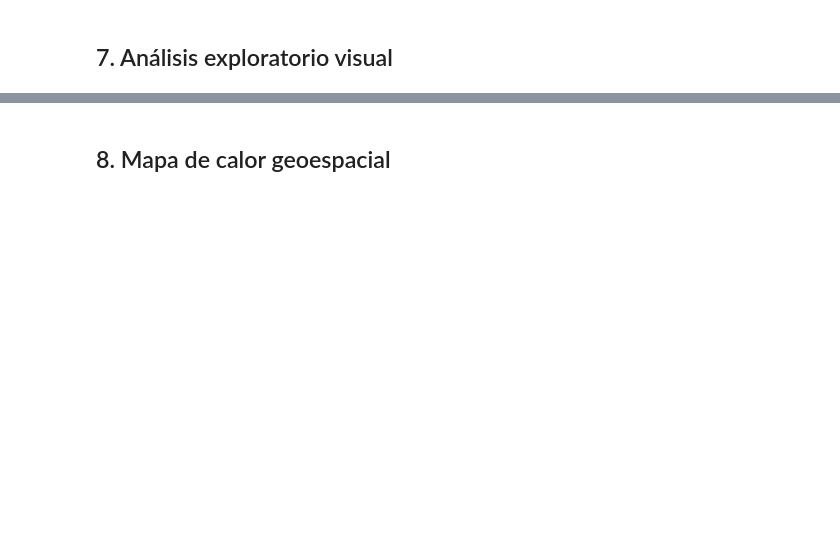
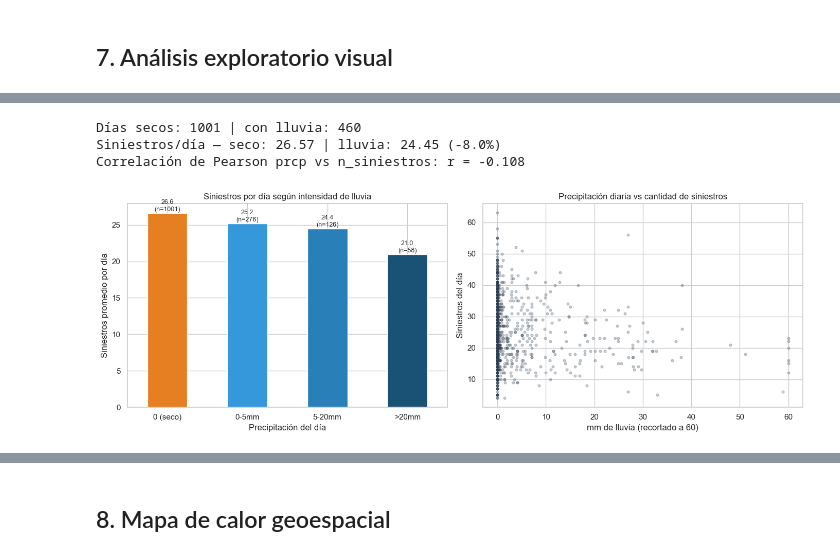
Before and after one commit to valenmendez01/TPO-CienciaDeDatos, a Jupyter notebook: siniestros_viales_pipeline.ipynb, the cells around one changed output, grey strips where cells are left out. Saved outputs shown, nothing was run; the diff lists cells and outputs as text; code cells hidden in the pictures; blank space fills up the shorter version.

```diff
--- a/siniestros_viales_pipeline.ipynb
+++ b/siniestros_viales_pipeline.ipynb
@@ -434,6 +472,8 @@ def limpiar_ausa_2022_2025(df, año):
     df["lat"]               = _fix_coords(df["lat"])
     df["lng"]               = _fix_coords(df["lng"])
     df["año"]               = año
+    # mes: necesario como clave de merge mensual con siniestros
+    df["mes"]               = df["fecha"].dt.month.astype("Int64")
 
     # Nulos en sentido → DESCONOCIDO
     df["sentido"] = df["sentido"].fillna("DESCONOCIDO").str.strip().str.upper()
@@ -563,6 +612,9 @@ Correcciones:
 Filtro temporal:
 * Se conservan solo los años 2021–2025 para alinear con el resto del proyecto
 # %%
+MESES_ES = {'enero': 1, 'febrero': 2, 'marzo': 3, 'abril': 4, 'mayo': 5, 'junio': 6,
+            'julio': 7, 'agosto': 8, 'septiembre': 9, 'octubre': 10, 'noviembre': 11, 'diciembre': 12}
+
 def limpiar_lluvia(df):
     if df is None: return None
     df = df.copy()
@@ -577,6 +629,9 @@ def limpiar_lluvia(df):
     df["lluvia_mm"]   = pd.to_numeric(df["lluvia_mm"],   errors="coerce")
     df["lluvia_dias"] = pd.to_numeric(df["lluvia_dias"], errors="coerce")
 
+    # mes: nombre ("Enero") → número (1-12), para que coincida con la clave de merge de siniestros
+    df["mes"] = df["mes"].astype(str).str.strip().str.lower().map(MESES_ES).astype("Int64")
+
     # Filtrar solo años relevantes del proyecto
     df = df[df["año"].between(2021, 2025)].reset_index(drop=True)
 
@@ -608,6 +663,7 @@ def limpiar_temp(df):
     df = df.copy()
 
     # Renombrar columna con encoding roto si quedó así
+    df.columns = [c.encode('latin-1').decode('utf-8') if 'a' in c else c for c in df.columns]
     df.rename(columns={"aÃ±o": "año"}, inplace=True)
 
     # Tipos
@@ -615,6 +671,9 @@ def limpiar_temp(df):
     df["temp_media"]     = pd.to_numeric(df["temp_media"],     errors="coerce")
     df["temp_max_media"] = pd.to_numeric(df["temp_max_media"], errors="coerce")
     df["temp_min_media"] = pd.to_numeric(df["temp_min_media"], errors="coerce")
+
+    # mes: nombre ("Enero") → número (1-12), para que coincida con la clave de merge de siniestros
+    df["mes"] = df["mes"].astype(str).str.strip().str.lower().map(MESES_ES).astype("Int64")
 
     # Filtrar solo años relevantes del proyecto
     df = df[df["año"].between(2021, 2025)].reset_index(drop=True)
@@ -714,12 +924,12 @@ def feature_engineering(df):
         df['estacion'] = df['mes'].apply(estacion)
 
     # ── Indicador de lluvia ───────────────────────────────
-    for col_mm in ['mm', 'precipitacion_mm', 'milimetros']:
+    for col_mm in ['lluvia_mm', 'mm', 'precipitacion_mm', 'milimetros']:
         if col_mm in df.columns:
             df['hubo_lluvia'] = (df[col_mm] > 0).astype(int)
             break
 
-    # ── Log del flujo vehicular (reduce skewness) ─────────
+    # ── Transformación logarítmica del flujo (reduce la asimetría) ──
     for col_f in ['flujo_ausa_promedio', 'flujo_anillo_promedio']:
         if col_f in df.columns:
             df[f'{col_f}_log'] = np.log1p(df[col_f])
@@ -800,0 +1030,43 @@ if df_final is not None:
+# %%
+# Siniestros por día según lluvia (clima diario Meteostat)
+if df_final is not None and df_clima_diario is not None:
+    clima_d = df_clima_diario[df_clima_diario['fecha'].dt.year.between(2021, 2024)].copy()
+    por_dia = df_final.groupby('fecha_siniestro').size().rename('n_siniestros')
+    d = clima_d.set_index('fecha').join(por_dia).fillna({'n_siniestros': 0})
+
+    seco   = d.loc[d['prcp'] == 0, 'n_siniestros']
+    lluvia = d.loc[d['prcp'] > 0,  'n_siniestros']
+    print(f"Días secos: {len(seco)} | con lluvia: {len(lluvia)}")
+    print(f"Siniestros/día — seco: {seco.mean():.2f} | lluvia: {lluvia.mean():.2f} "
+          f"({(lluvia.mean()/seco.mean()-1)*100:+.1f}%)")
+    # Coeficiente de correlación de Pearson: lluvia del día vs cantidad de siniestros
+    r = d['prcp'].corr(d['n_siniestros'])
+    print(f"Correlación de Pearson prcp vs n_siniestros: r = {r:.3f}")
+
+    bins = pd.cut(d['prcp'], [-0.1, 0, 5, 20, 1000],
+                  labels=['0 (seco)', '0-5mm', '5-20mm', '>20mm'])
+    resumen = d.groupby(bins, observed=True)['n_siniestros'].agg(['count', 'mean'])
+
+    fig, axes = plt.subplots(1, 2, figsize=(14, 5))
+    resumen['mean'].plot(kind='bar', ax=axes[0], color=['#e67e22', '#3498db', '#2980b9', '#1a5276'],
+                         edgecolor='white')
+    axes[0].set_title('Siniestros por día según intensidad de lluvia')
+    axes[0].set_xlabel('Precipitación del día')
+    axes[0].set_ylabel('Siniestros promedio por día')
+    axes[0].tick_params(axis='x', rotation=0)
+    for i, (m, n) in enumerate(zip(resumen['mean'], resumen['count'])):
+        axes[0].text(i, m + 0.3, f'{m:.1f}\n(n={n})', ha='center', fontsize=9)
+
+    axes[1].scatter(d['prcp'].clip(upper=60), d['n_siniestros'], alpha=0.25, s=12, color='#2c3e50')
+    axes[1].set_title('Precipitación diaria vs cantidad de siniestros')
+    axes[1].set_xlabel('mm de lluvia (recortado a 60)')
+    axes[1].set_ylabel('Siniestros del día')
+
+    plt.tight_layout()
+    plt.savefig('outputs/lluvia_vs_siniestros.png', dpi=150, bbox_inches='tight')
+    plt.show()
+# %% [output]
+Días secos: 1001 | con lluvia: 460
+Siniestros/día — seco: 26.57 | lluvia: 24.45 (-8.0%)
+Correlación de Pearson prcp vs n_siniestros: r = -0.108
+[figure, added]
```
Also changed, not shown: parts of 62 cells of this notebook, 13 other files.
